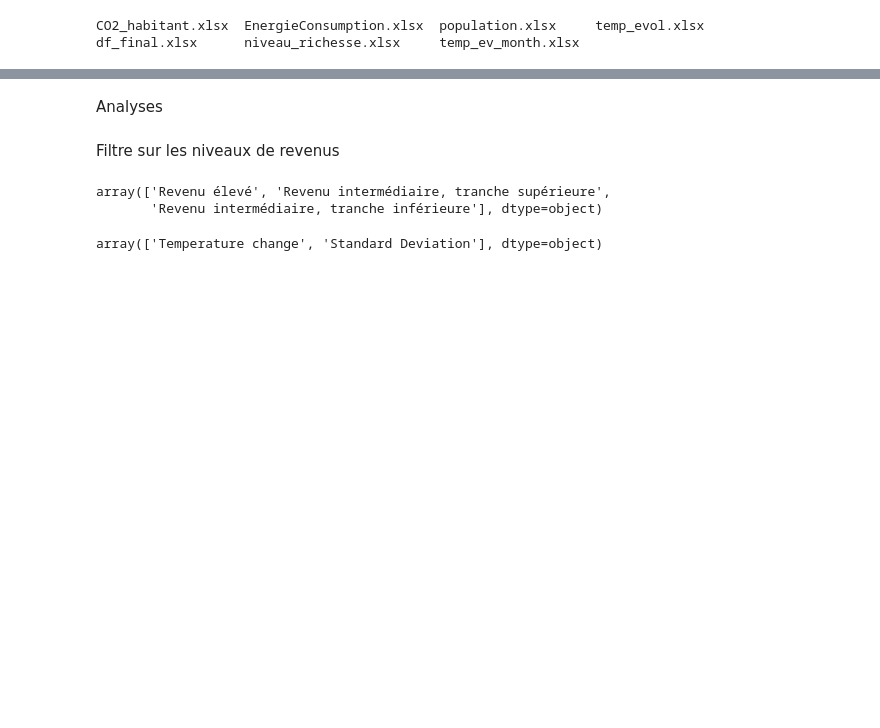
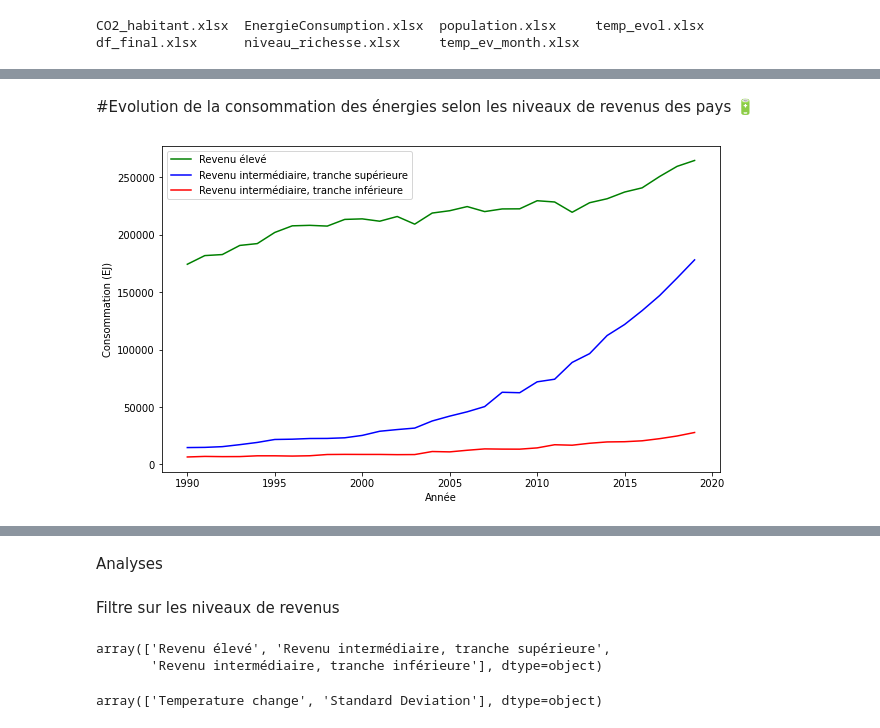
Before and after one commit to Pamy28/environnement_dashboarding, a Jupyter notebook: Analyse.ipynb, the cells around one changed output, grey strips where cells are left out. Saved outputs shown, nothing was run; the diff lists cells and outputs as text; code cells hidden in the pictures; blank space fills up the shorter version.

```diff
--- a/Analyse.ipynb
+++ b/Analyse.ipynb
@@ -17,0 +74,41 @@ df_final = pd.read_excel(repertoire + '/df_final.xlsx')
+# %% [markdown]
+#Evolution de la consommation des énergies selon les niveaux de revenus des pays 🔋
+# %%
+
+import matplotlib.pyplot as plt
+
+
+
+# Filtre pour les années souhaitées
+start_year = df_final['Year'].min()
+end_year = df_final['Year'].max()
+df_filtered = df_final[(df_final['Year'] >= start_year) & (df_final['Year'] <= end_year)]
+
+# Création d'un dictionnaire pour stocker les données de consommation par groupe de revenus
+data = {}
+for eg in df_filtered['Income_Group'].unique():
+    # Filtre pour le groupe de revenus en cours
+    df_eg = df_filtered[df_filtered['Income_Group'] == eg]
+    # Initialisation des données
+    data[eg] = []
+    for year in range(start_year, end_year + 1):
+        # Filtre pour l'année en cours
+        df_year = df_eg[df_eg['Year'] == year]
+        # Récupération des données de consommation totale de toutes les énergies
+        total_consumption = df_year[energy_columns].sum().sum()
+        # Ajout des données dans le dictionnaire
+        data[eg].append(total_consumption)
+
+# Tracé des courbes d'évolution pour chaque groupe de revenus
+fig, ax = plt.subplots(figsize=(10,6))
+colors = {'Revenu élevé': 'green', 'Revenu intermédiaire, tranche supérieure': 'blue', 'Revenu intermédiaire, tranche inférieure': 'red', 'Pays les moins avancés': 'orange'}
+for eg in df_filtered['Income_Group'].unique():
+    x = range(start_year, end_year + 1)
+    y = data[eg]
+    ax.plot(x, y, label=eg, color=colors[eg])
+ax.set_xlabel('Année')
+ax.set_ylabel('Consommation (EJ)')
+ax.legend()
+plt.show()
+# %% [output]
+[figure, added]
```
Also changed, not shown: parts of 29 cells of this notebook.
